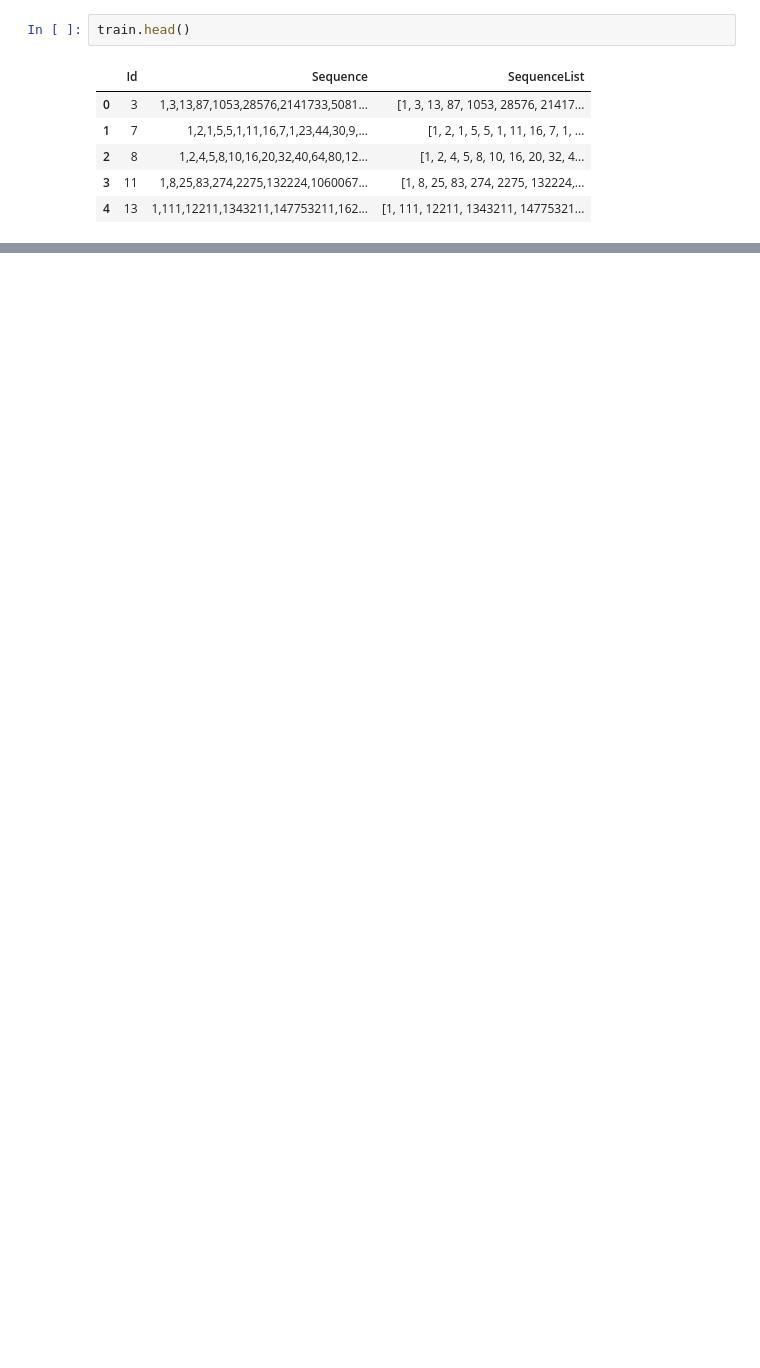
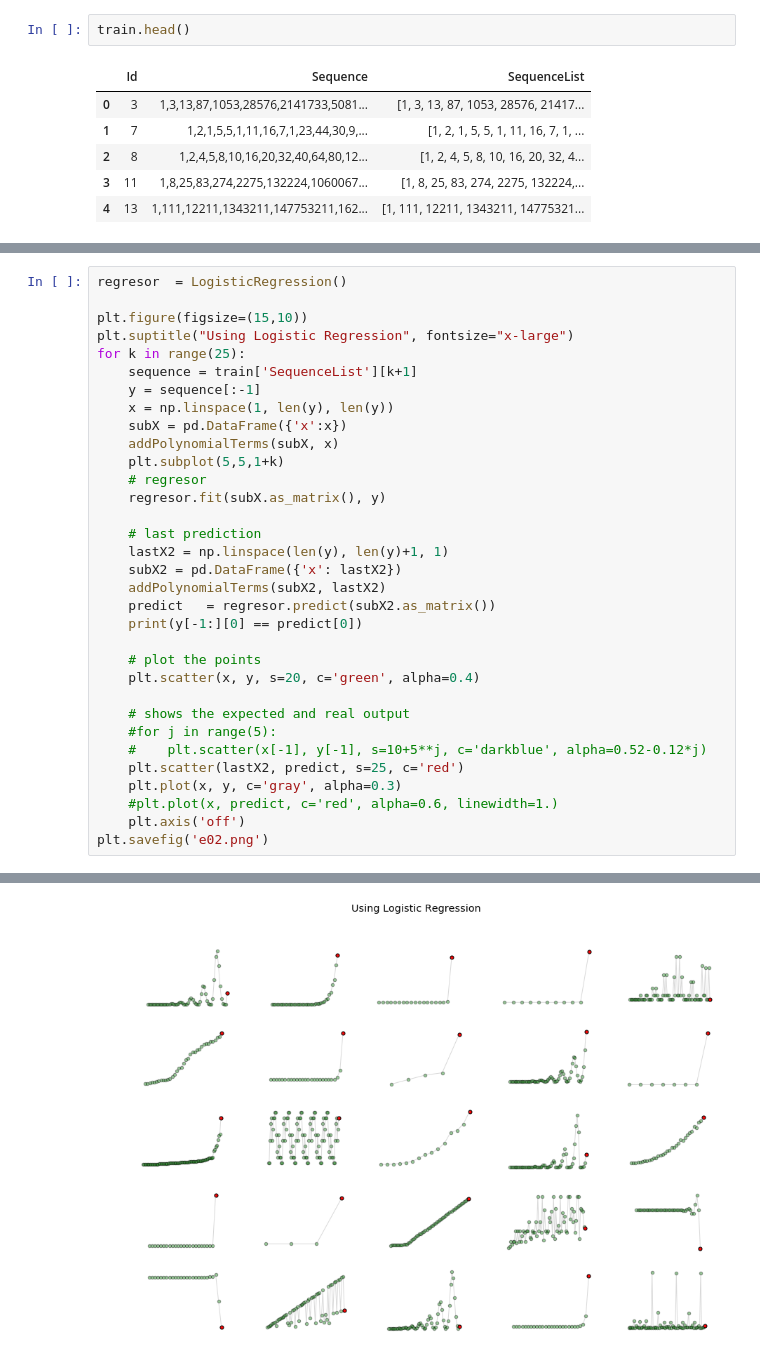
Before and after one commit to gerardobort/kaggle, a Jupyter notebook: integer-sequence-learning/approach2.ipynb, the cells around one changed output, grey strips where cells are left out. Saved outputs shown, nothing was run; the diff lists cells and outputs as text; blank space fills up the shorter version.

```diff
--- a/integer-sequence-learning/approach2.ipynb
+++ b/integer-sequence-learning/approach2.ipynb
@@ -31,0 +126,34 @@ train.head()
+# %%
+regresor  = LogisticRegression()
+
+plt.figure(figsize=(15,10))
+plt.suptitle("Using Logistic Regression", fontsize="x-large")
+for k in range(25):
+    sequence = train['SequenceList'][k+1]
+    y = sequence[:-1]
+    x = np.linspace(1, len(y), len(y))
+    subX = pd.DataFrame({'x':x})
+    addPolynomialTerms(subX, x)
+    plt.subplot(5,5,1+k)
+    # regresor
+    regresor.fit(subX.as_matrix(), y)
+
+    # last prediction
+    lastX2 = np.linspace(len(y), len(y)+1, 1)
+    subX2 = pd.DataFrame({'x': lastX2})
+    addPolynomialTerms(subX2, lastX2)
+    predict   = regresor.predict(subX2.as_matrix())
+    print(y[-1:][0] == predict[0])
+
+    # plot the points
+    plt.scatter(x, y, s=20, c='green', alpha=0.4)
+
+    # shows the expected and real output
+    #for j in range(5):
+    #    plt.scatter(x[-1], y[-1], s=10+5**j, c='darkblue', alpha=0.52-0.12*j)
+    plt.scatter(lastX2, predict, s=25, c='red')
+    plt.plot(x, y, c='gray', alpha=0.3)
+    #plt.plot(x, predict, c='red', alpha=0.6, linewidth=1.)
+    plt.axis('off')
+plt.savefig('e02.png')
+# %% [output]
@@ -31,0 +177 @@ train.head()
+[figure, added]
```
Also changed, not shown: parts of 9 cells of this notebook, 6 other files.
